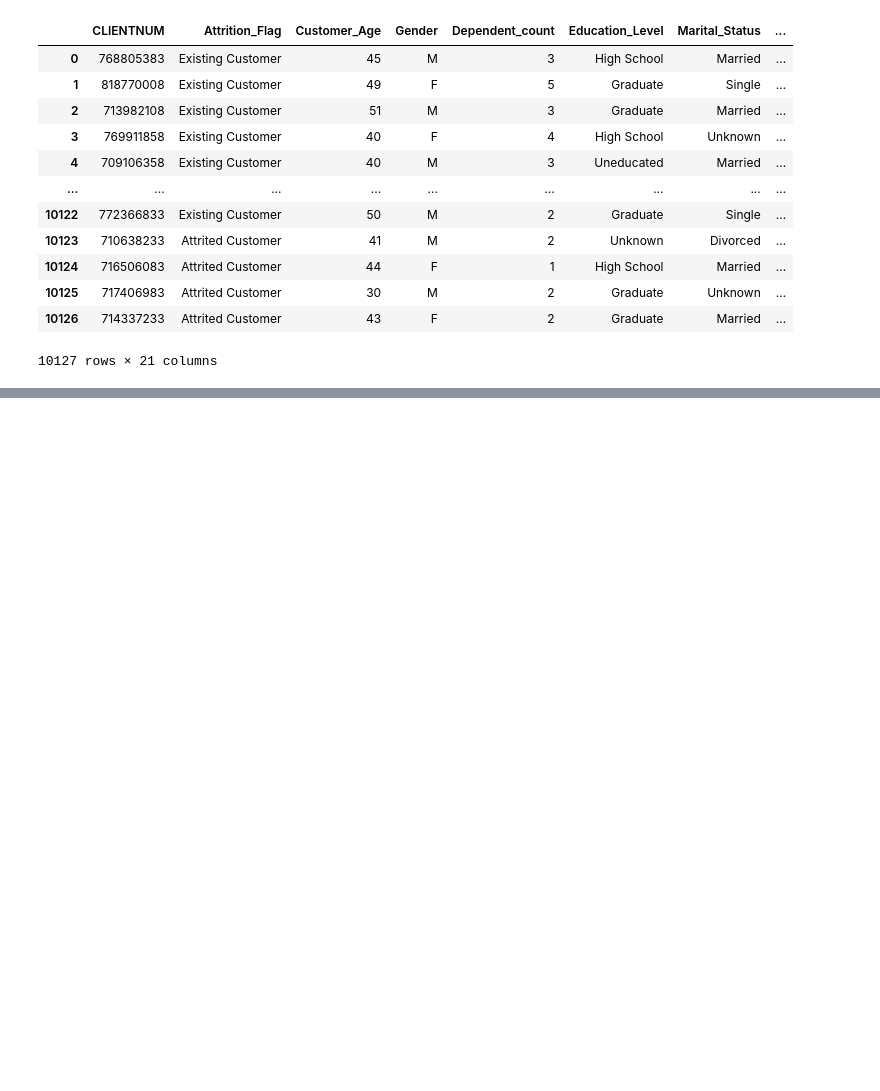
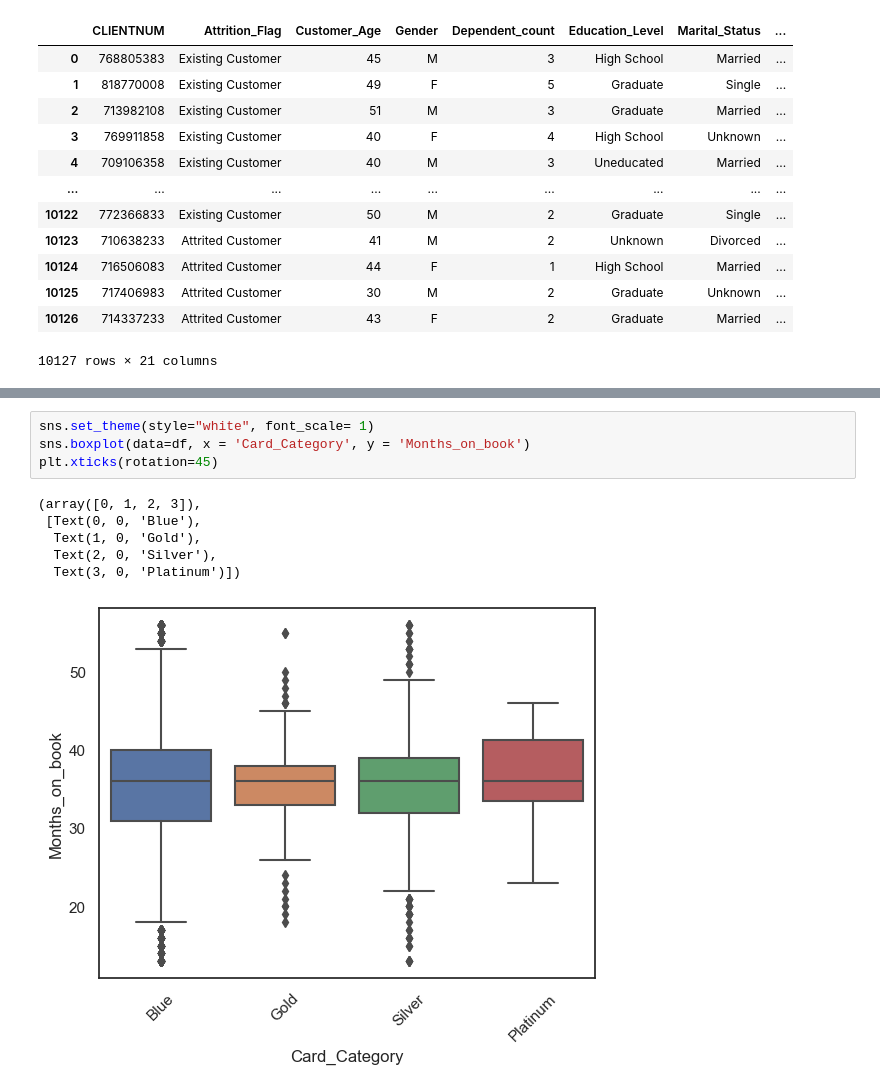
Before and after one commit to ubco-W2022T2-data301/project-group-group-20, a Jupyter notebook: analysis/analysis2.ipynb, the cells around one changed output, grey strips where cells are left out. Drawn from its saved outputs; the diff is of its cells as text; blank space fills up the shorter version.

```diff
--- a/analysis/analysis2.ipynb
+++ b/analysis/analysis2.ipynb
@@ -50,0 +124,11 @@ df0
+# %%
+sns.set_theme(style="white", font_scale= 1)
+sns.boxplot(data=df, x = 'Card_Category', y = 'Months_on_book')
+plt.xticks(rotation=45)
+# %% [output]
+(array([0, 1, 2, 3]),
+ [Text(0, 0, 'Blue'),
+  Text(1, 0, 'Gold'),
+  Text(2, 0, 'Silver'),
+  Text(3, 0, 'Platinum')])
+[figure, added]
```
Also changed, not shown: parts of 8 cells of this notebook.
